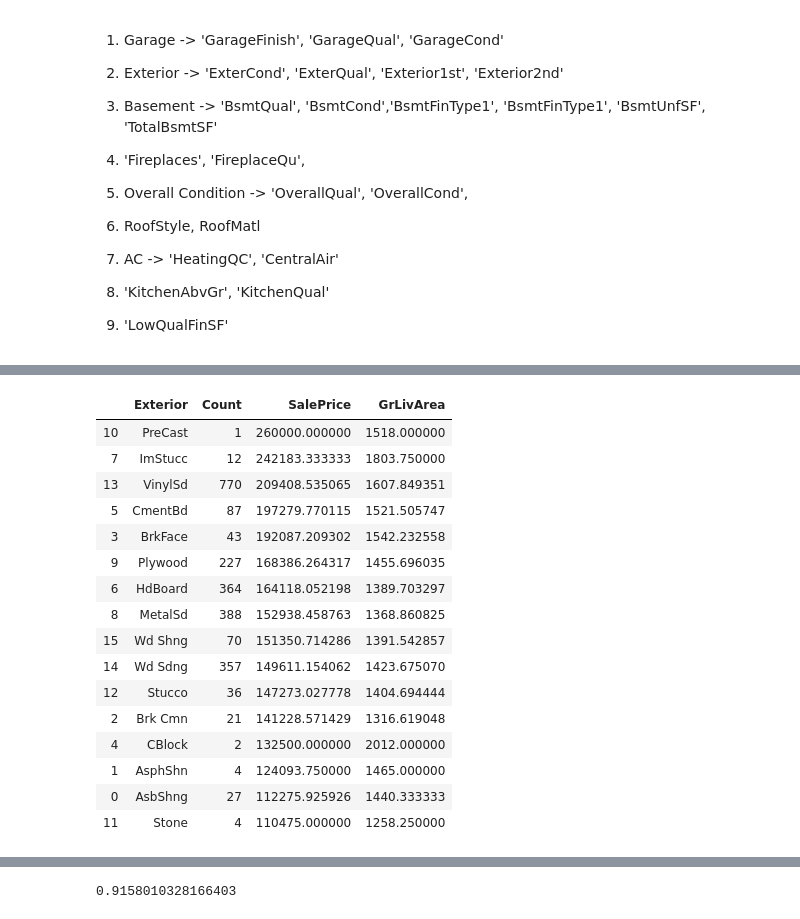
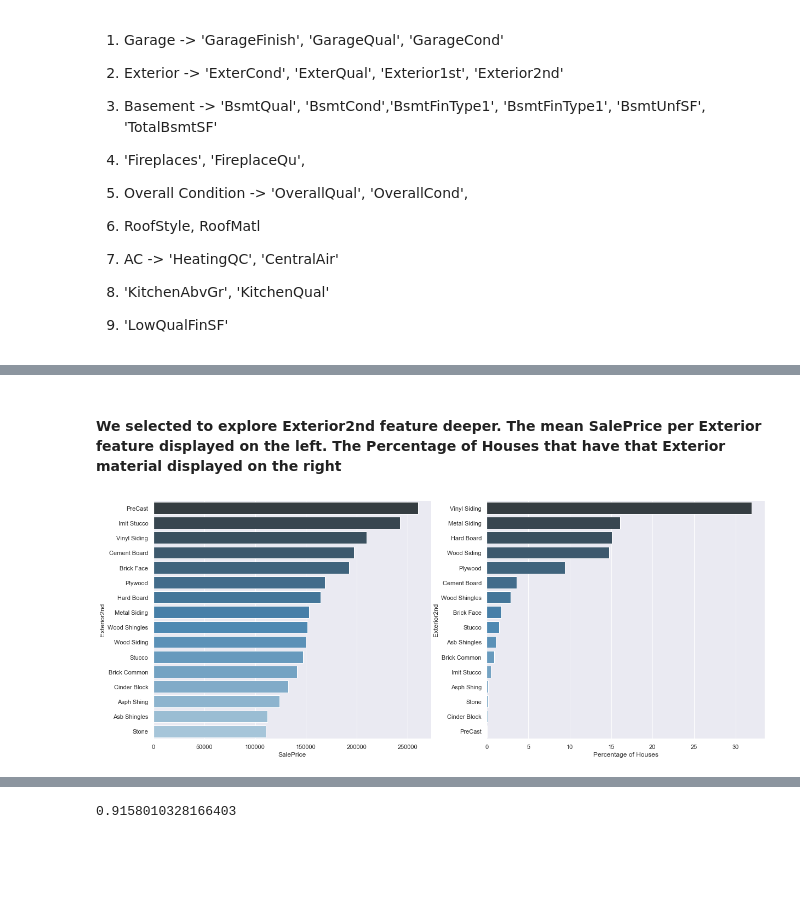
Before and after one commit to hikarinosenshi/ml_project, a Jupyter notebook: khamanna/Feature Selection2Khamanna.ipynb, the cells around one changed output, grey strips where cells are left out. Saved outputs shown, nothing was run; the diff lists cells and outputs as text; code cells hidden in the pictures; blank space fills up the shorter version.

```diff
--- a/khamanna/Feature Selection2Khamanna.ipynb
+++ b/khamanna/Feature Selection2Khamanna.ipynb
@@ -870,7 +831,8 @@ dataset[dataset['RoofMatl']=="WdShngl"]
 # %%
-exterior_matl_dict = ({ 'AsbShng':'Asbestos Shingles','AsphShn':'Asphalt Shingles','BrkComm':'Brick Common',\
+#Expanding the condensed Exterior names to their full names
+exterior_dict = ({ 'AsbShng':'Asb Shingles','AsphShn':'Asph Shing','BrkComm':'Brick Common',\
                           'BrkFace':'Brick Face','CBlock':'Cinder Block','CemntBd':'Cement Board',\
-                          'HdBoard':'Hard Board','ImStucc':'Imitation Stucco','MetalSd':'Metal Siding',\
+                          'HdBoard':'Hard Board','ImStucc':'Imit Stucco','MetalSd':'Metal Siding',\
                           'Other':'Other','Plywood':'Plywood','PreCast':'PreCast','Stone':'Stone',
                           'Stucco':'Stucco','VinylSd':'Vinyl Siding','Wd Sdng':'Wood Siding',\
                           'WdShing':'Wood Shingles'})
@@ -903,28 +848,35 @@ exteriormatl_count.style.applymap(lambda x: 'color: red' if (x<1) else 'color: b
-# %%
-extercount=pd.DataFrame(dataset.groupby(['Exterior2nd'])['SalePrice'].count()).reset_index()
-exterPerSalePrice = pd.DataFrame(dataset.groupby('Exterior2nd').agg({"SalePrice":"mean","GrLivArea":"mean"})\
-.sort_values(by="SalePrice", ascending=False)).reset_index()
-exter_evaluated=pd.merge(extercount,exterPerSalePrice, left_on='Exterior2nd',right_on='Exterior2nd', how='outer')
-exter_evaluated.columns = ['Exterior','Count','SalePrice','GrLivArea']
-exter_evaluated.sort_values(by='SalePrice',ascending=False)
-# %% [output]
-|  | Exterior | Count | SalePrice | GrLivArea |
-| 10 | PreCast | 1 | 260000.000000 | 1518.000000 |
-| 7 | ImStucc | 12 | 242183.333333 | 1803.750000 |
-| 13 | VinylSd | 770 | 209408.535065 | 1607.849351 |
-| 5 | CmentBd | 87 | 197279.770115 | 1521.505747 |
-| 3 | BrkFace | 43 | 192087.209302 | 1542.232558 |
-| 9 | Plywood | 227 | 168386.264317 | 1455.696035 |
-| 6 | HdBoard | 364 | 164118.052198 | 1389.703297 |
-| 8 | MetalSd | 388 | 152938.458763 | 1368.860825 |
-| 15 | Wd Shng | 70 | 151350.714286 | 1391.542857 |
-| 14 | Wd Sdng | 357 | 149611.154062 | 1423.675070 |
-| 12 | Stucco | 36 | 147273.027778 | 1404.694444 |
-| 2 | Brk Cmn | 21 | 141228.571429 | 1316.619048 |
-| 4 | CBlock | 2 | 132500.000000 | 2012.000000 |
-| 1 | AsphShn | 4 | 124093.750000 | 1465.000000 |
-| 0 | AsbShng | 27 | 112275.925926 | 1440.333333 |
-| 11 | Stone | 4 | 110475.000000 | 1258.250000 |
+# %%
+#Dataset combining the Percentage of Houses and the mean SalePrice per feature
+exterior_count = dataset.groupby(['Exterior2nd']).agg({"Exterior2nd":"count"})/dataset.shape[0]*100
+exterior_count.columns = ['Number of Houses']
+exterior_count.reset_index(inplace=True)
+exterior_count.columns=["Exterior2nd",'Percentage of Houses']
+exterior_count['Exterior2nd'].replace(exterior_dict, inplace=True)
+exterior_count.sort_values(['Percentage of Houses'],ascending=False).style.applymap(lambda x: 'color: red' if (x<1) else 'color: black', \
+                              subset=['Percentage of Houses']).hide_index()
+
+exterior_count['Exterior2nd'].replace(exterior_dict, inplace=True)
+exterSalePrice = pd.DataFrame(dataset.groupby('Exterior2nd')['SalePrice'].agg({'SalePrice':"mean"}).round(2)\
+.sort_values(by="SalePrice", ascending=False)).reset_index()
+exterSalePrice['Exterior2nd'].replace(exterior_dict, inplace=True)
+exter_evaluated = pd.merge(exterSalePrice,exterior_count).sort_values(by='SalePrice',ascending=False)
+exter_evaluated.sort_values(['SalePrice']).reset_index(drop=True)
+exter_evaluated['Percentage of Houses']=exter_evaluated['Percentage of Houses'].round(2)
+# %% [markdown]
+#### We selected to explore Exterior2nd feature deeper. The mean SalePrice per Exterior feature displayed on the left. The Percentage of Houses that have that Exterior material displayed on the right
+# %%
+#Plotting
+import seaborn as sns
+import itertools
+fig, (ax1, ax2) = plt.subplots(1,2, figsize=(20,8))
+sns.barplot(y="Exterior2nd", x="SalePrice", data=exter_evaluated, ax=ax1,palette="Blues_d")
+
+
+exter_evaluated2=exter_evaluated.sort_values(['Percentage of Houses'],ascending=False).reset_index(drop=True)
+sns.barplot(y="Exterior2nd",x="Percentage of Houses", data=exter_evaluated2,ax=ax2,palette="Blues_d")
+plt.show();
+# %% [output]
+[figure, added]
 # %%
 df_exterior = pd.concat([dataset_encoded[['OverallQual', 'BedroomAbvGr', 'log10_GrLivArea', 'OverallCond',
                                       'YearBuilt', 'BsmtUnfSF', 'TotalBsmtSF','SalePrice',
```
Also changed, not shown: parts of 73 cells of this notebook.
